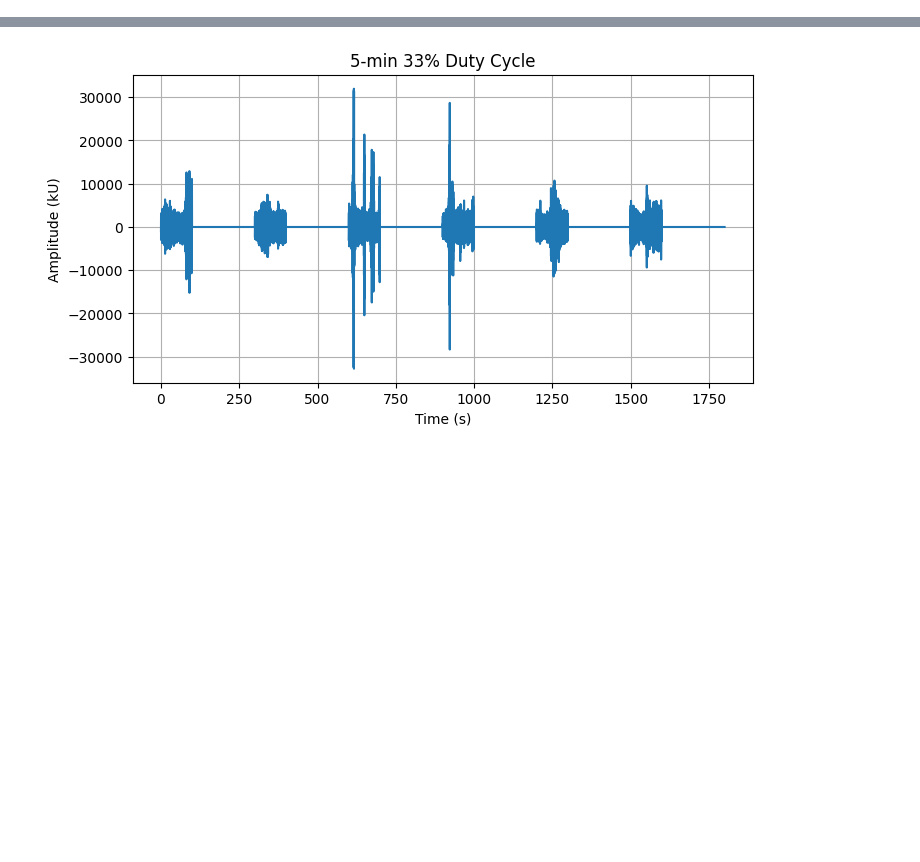
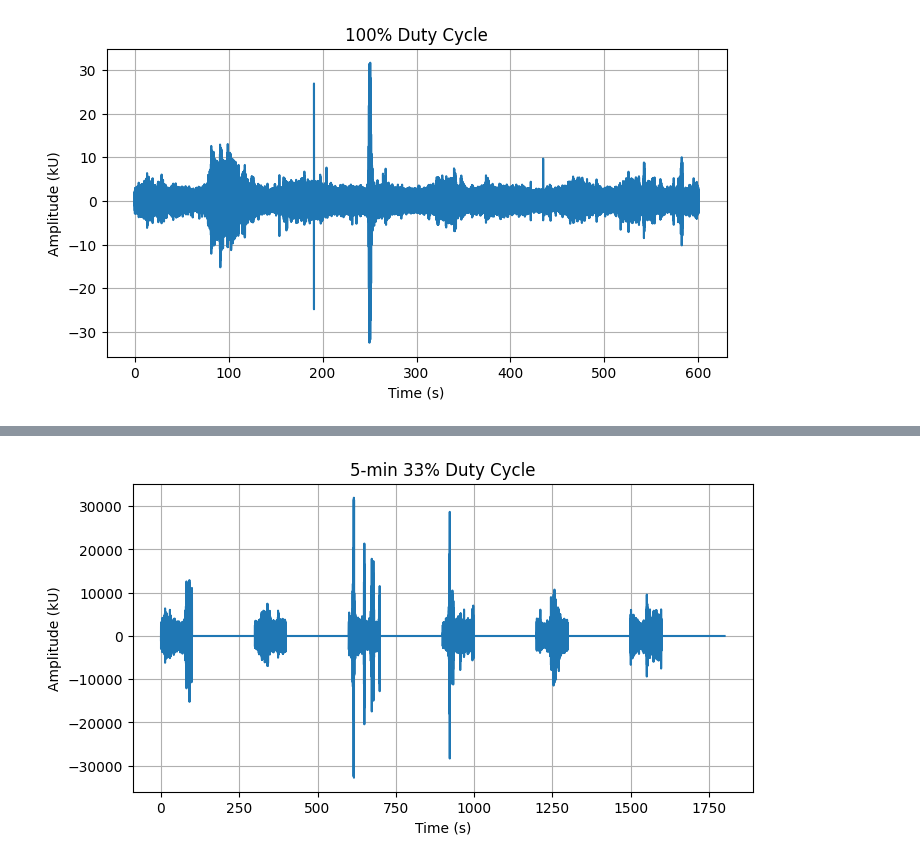
Before and after one commit to ctuguinay/bat-detector-msds, a Jupyter notebook: notebooks/subsample.ipynb, the cells around one changed output, grey strips where cells are left out. Cells and saved outputs as stored; diff of their text form; code cells hidden in the pictures; blank space fills up the shorter version.

Commit message:
updated local pathways to get subsample.ipynb working

```diff
--- a/notebooks/subsample.ipynb
+++ b/notebooks/subsample.ipynb
@@ -9,32 +9,34 @@ import matplotlib.pyplot as plt
 from pathlib import Path
 import time
 # %%
-# def subsample(percent_on, audio):
+def subsample(percent_on, audio):
 
-#     time_on = percent_on*audio.shape[0]
+    time_on = percent_on*audio.shape[0]
 
-#     sub_audio = audio[:np.ceil(time_on).astype('int32')]
+    sub_audio = audio[:np.ceil(time_on).astype('int32')]
 
-#     return np.arange(time_on), sub_audio.astype('int16')
+    return np.arange(time_on), sub_audio.astype('int16')
 # %%
-# filepath = f"{Path.home()}/Downloads"
+filepath = f"{Path.home()}/Documents/Research/Lab_related"
 
-# filename = "20210910_030000.WAV"
+filename = "20210910_030000.WAV"
 
-# ## Read audio .WAV file
-# fs, audio = wav.read(Path(f"{filepath}/{filename}"))
-# audio = audio[:600*fs]
+## Read audio .WAV file
+fs, audio = wav.read(Path(f"{filepath}/{filename}"))
+audio = audio[:600*fs]
 
-# s1, audio1 = subsample(1.0, audio)
-# s2, audio2 = subsample(0.75, audio)
-# s3, audio3 = subsample(0.5, audio)
-# s4, audio4 = subsample(0.25, audio)
+s1, audio1 = subsample(1.0, audio)
+s2, audio2 = subsample(0.75, audio)
+s3, audio3 = subsample(0.5, audio)
+s4, audio4 = subsample(0.25, audio)
 # %%
-# plt.figure(figsize=(8, 4))
-# plt.title("100% Duty Cycle")
-# plt.plot(s1/fs, audio1/1000)
-# plt.ylabel("Amplitude (kU)")
-# plt.xlabel("Time (s)")
-# plt.grid(which="both")
-# plt.show()
+plt.figure(figsize=(8, 4))
+plt.title("100% Duty Cycle")
+plt.plot(s1/fs, audio1/1000)
+plt.ylabel("Amplitude (kU)")
+plt.xlabel("Time (s)")
+plt.grid(which="both")
+plt.show()
+# %% [output]
+[figure, added]
 # %%
```
Also changed, not shown: parts of 8 cells of this notebook.
